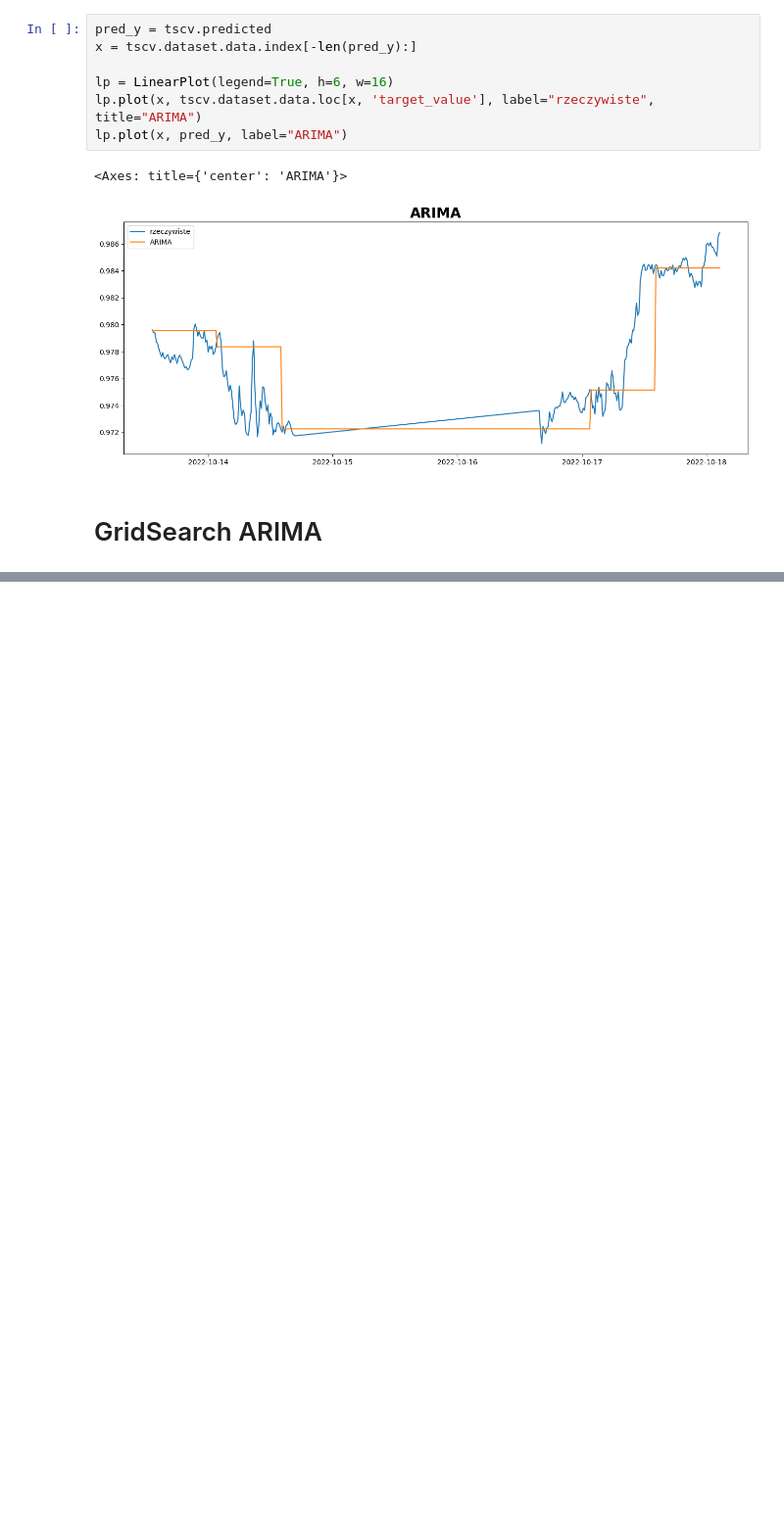
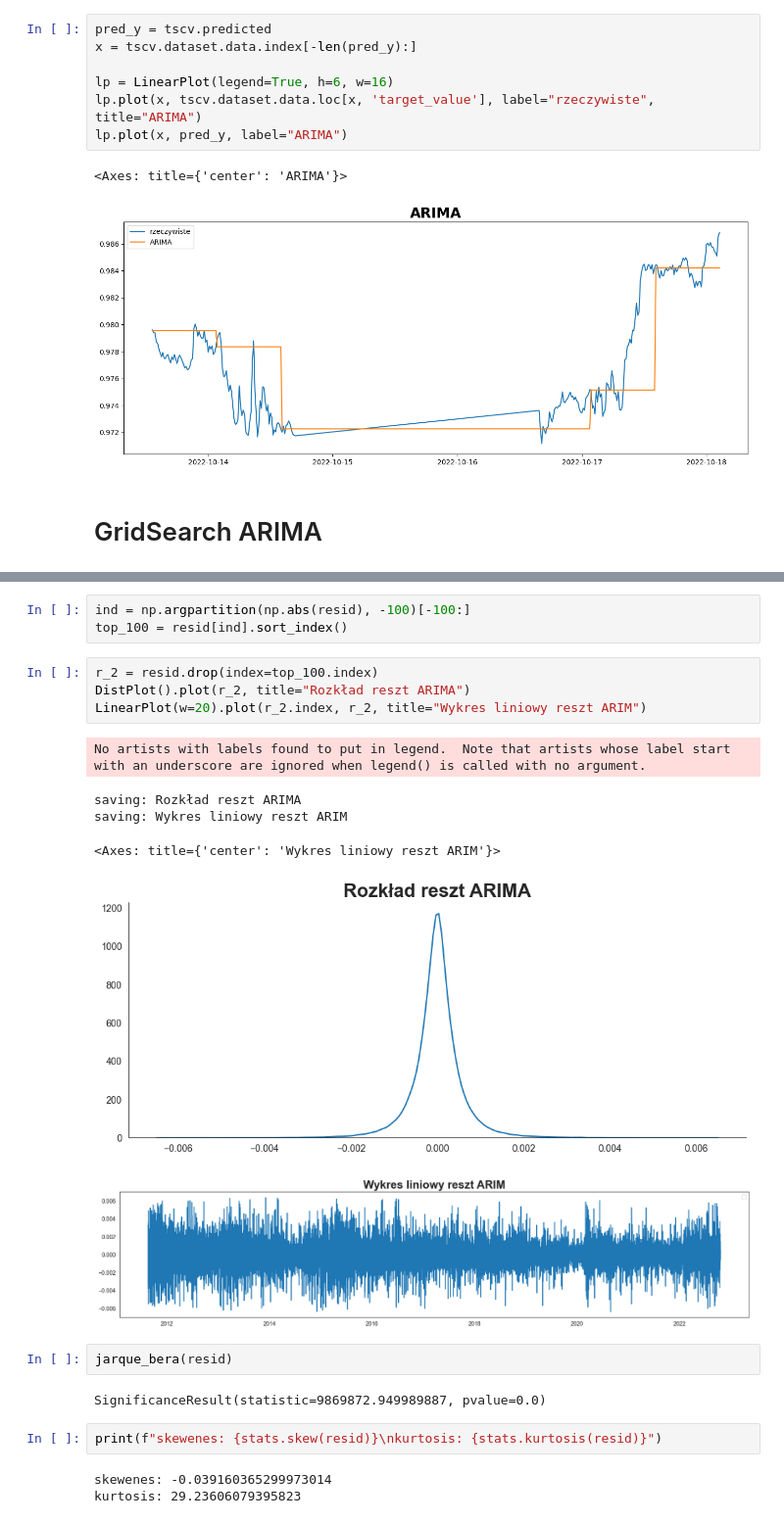
Before and after one commit to sebastiansukiennik01/ForexForecasting, a Jupyter notebook: chapter_3_4.ipynb, the cells around one changed output, grey strips where cells are left out. Shown at 98% size. Saved outputs shown, nothing was run; the diff lists cells and outputs as text; blank space fills up the shorter version.

```diff
--- a/chapter_3_4.ipynb
+++ b/chapter_3_4.ipynb
@@ -124,0 +156,23 @@ FileNotFoundError: [Errno 2] No such file or directory: 'ARIMA_4553158272.csv'
+# %%
+ind = np.argpartition(np.abs(resid), -100)[-100:]
+top_100 = resid[ind].sort_index()
+# %%
+r_2 = resid.drop(index=top_100.index)
+DistPlot().plot(r_2, title="Rozkład reszt ARIMA")
+LinearPlot(w=20).plot(r_2.index, r_2, title="Wykres liniowy reszt ARIM")
+# %% [output]
+No artists with labels found to put in legend.  Note that artists whose label start with an underscore are ignored when legend() is called with no argument.
+saving: Rozkład reszt ARIMA
+saving: Wykres liniowy reszt ARIM
+<Axes: title={'center': 'Wykres liniowy reszt ARIM'}>
+[figure, added]
+[figure, added]
+# %%
+jarque_bera(resid)
+# %% [output]
+SignificanceResult(statistic=9869872.949989887, pvalue=0.0)
+# %%
+print(f"skewenes: {stats.skew(resid)}\nkurtosis: {stats.kurtosis(resid)}")
+# %% [output]
+skewenes: -0.039160365299973014
+kurtosis: 29.23606079395823
```
Also changed, not shown: parts of 20 cells of this notebook, 1 other file.
